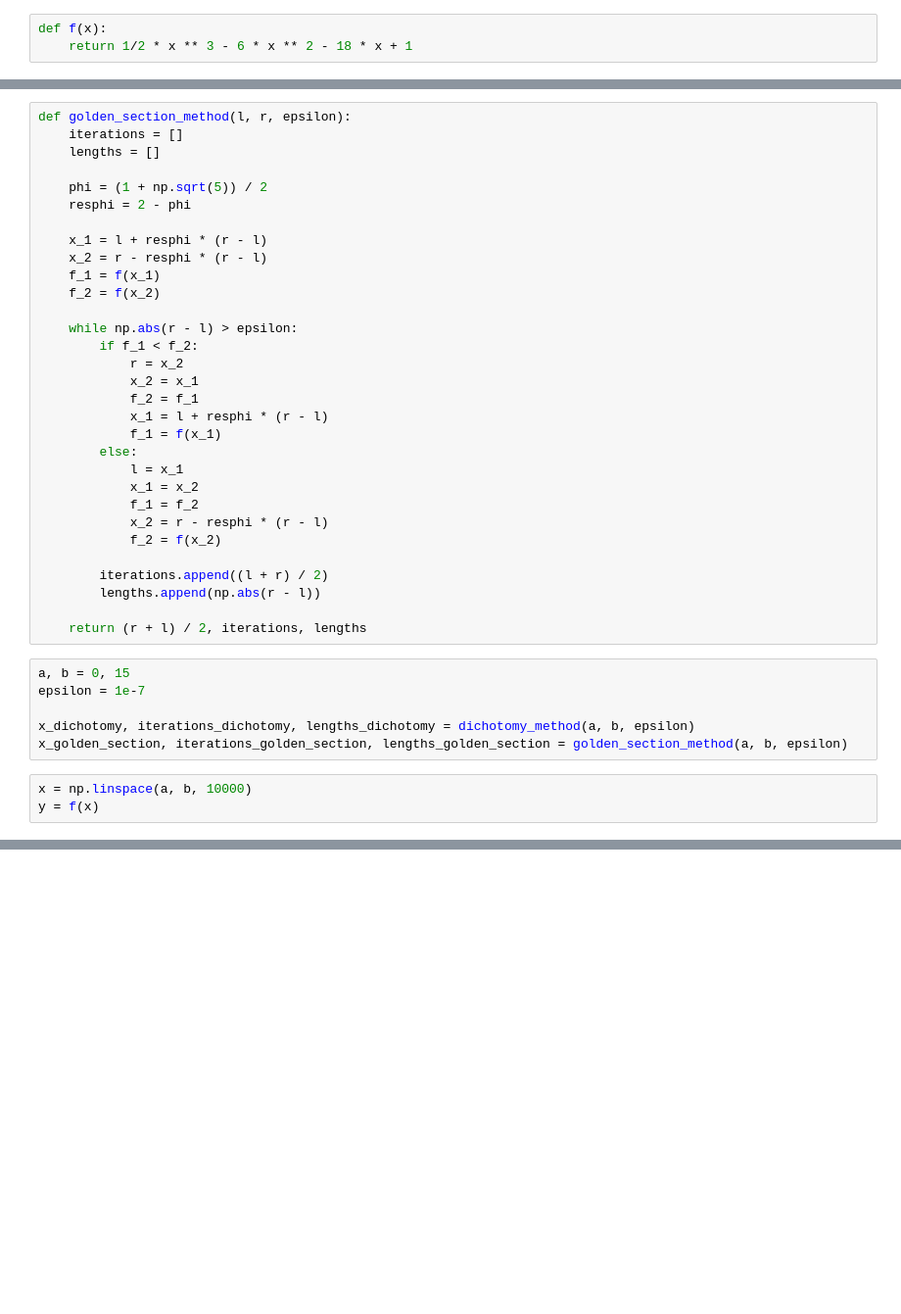
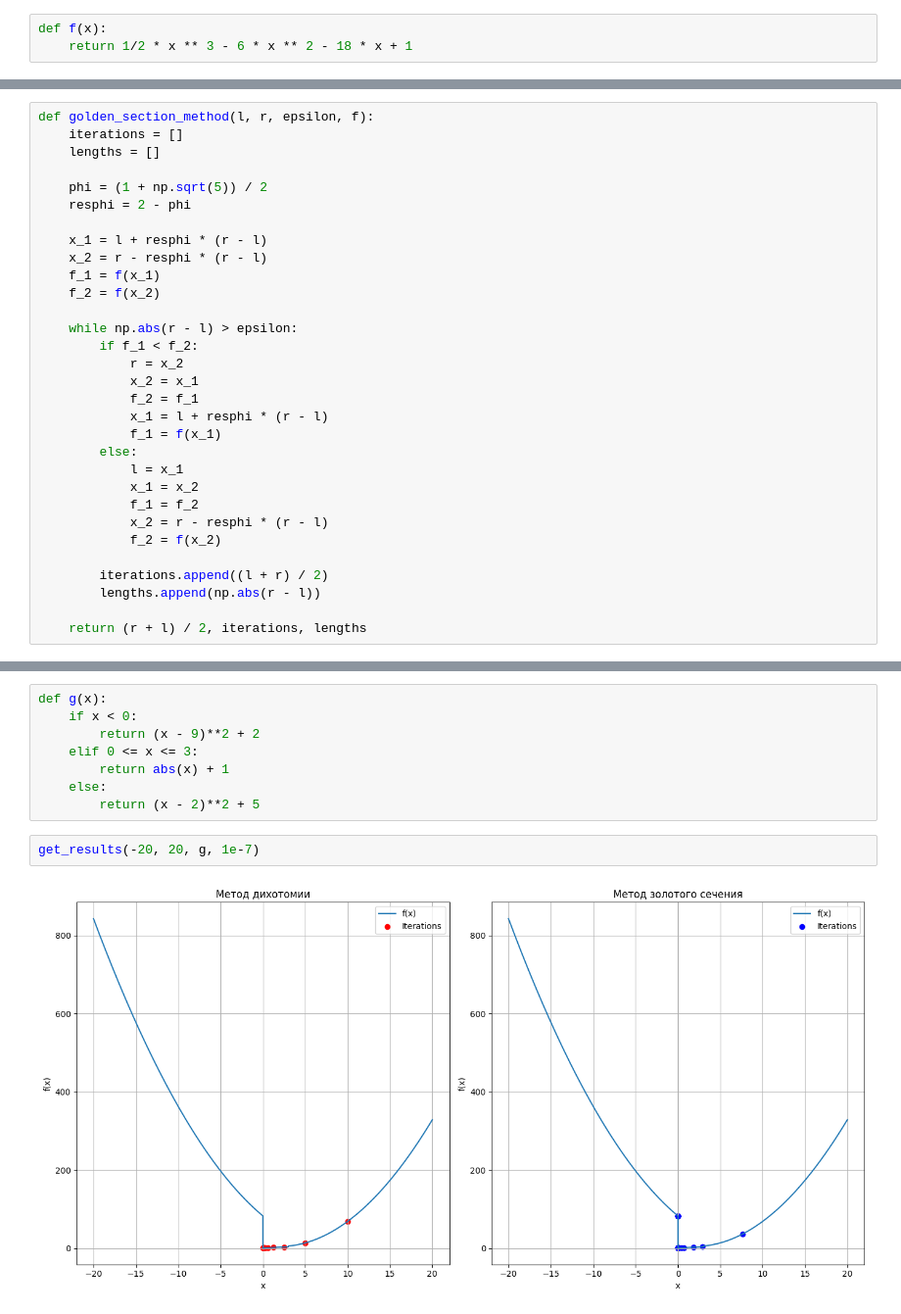
Before and after one commit to bobrnebobr/MatanLabTheBestBigHardWorkLetsDoIt, a Jupyter notebook: task1/sandbox.ipynb, the cells around one changed output, grey strips where cells are left out. Shown: that part at 98% size. Cells and saved outputs as stored; diff of their text form; blank space fills up the shorter version.

Commit message:
add another function results vizualization

```diff
--- a/task1/sandbox.ipynb
+++ b/task1/sandbox.ipynb
@@ -24,7 +24,7 @@ def dichotomy_method(a, b, epsilon):
     x_star = (a + b) / 2
     return x_star, iterations, lengths
 # %%
-def golden_section_method(l, r, epsilon):
+def golden_section_method(l, r, epsilon, f):
     iterations = []
     lengths = []
 
@@ -54,12 +54,3 @@ def golden_section_method(l, r, epsilon):
         lengths.append(np.abs(r - l))
 
     return (r + l) / 2, iterations, lengths
-# %%
-a, b = 0, 15
-epsilon = 1e-7
-
-x_dichotomy, iterations_dichotomy, lengths_dichotomy = dichotomy_method(a, b, epsilon)
-x_golden_section, iterations_golden_section, lengths_golden_section = golden_section_method(a, b, epsilon)
-# %%
-x = np.linspace(a, b, 10000)
-y = f(x)
@@ -117,0 +118,12 @@ print(f"Количество итераций: {len(iterations_golden_section)}"
+# %%
+def g(x):
+    if x < 0:
+        return (x - 9)**2 + 2
+    elif 0 <= x <= 3:
+        return abs(x) + 1
+    else:
+        return (x - 2)**2 + 5
+# %%
+get_results(-20, 20, g, 1e-7)
+# %% [output]
+[figure, added]
```
Also changed, not shown: parts of 7 cells of this notebook.
